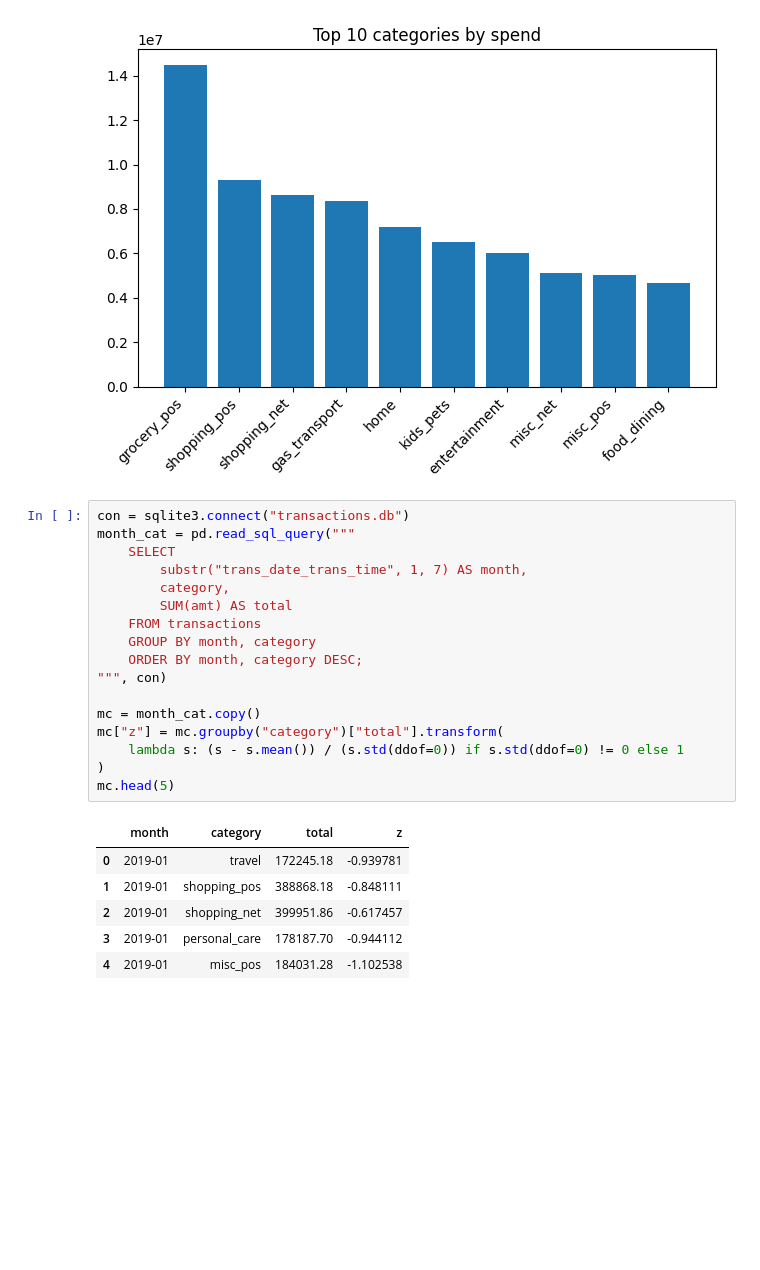
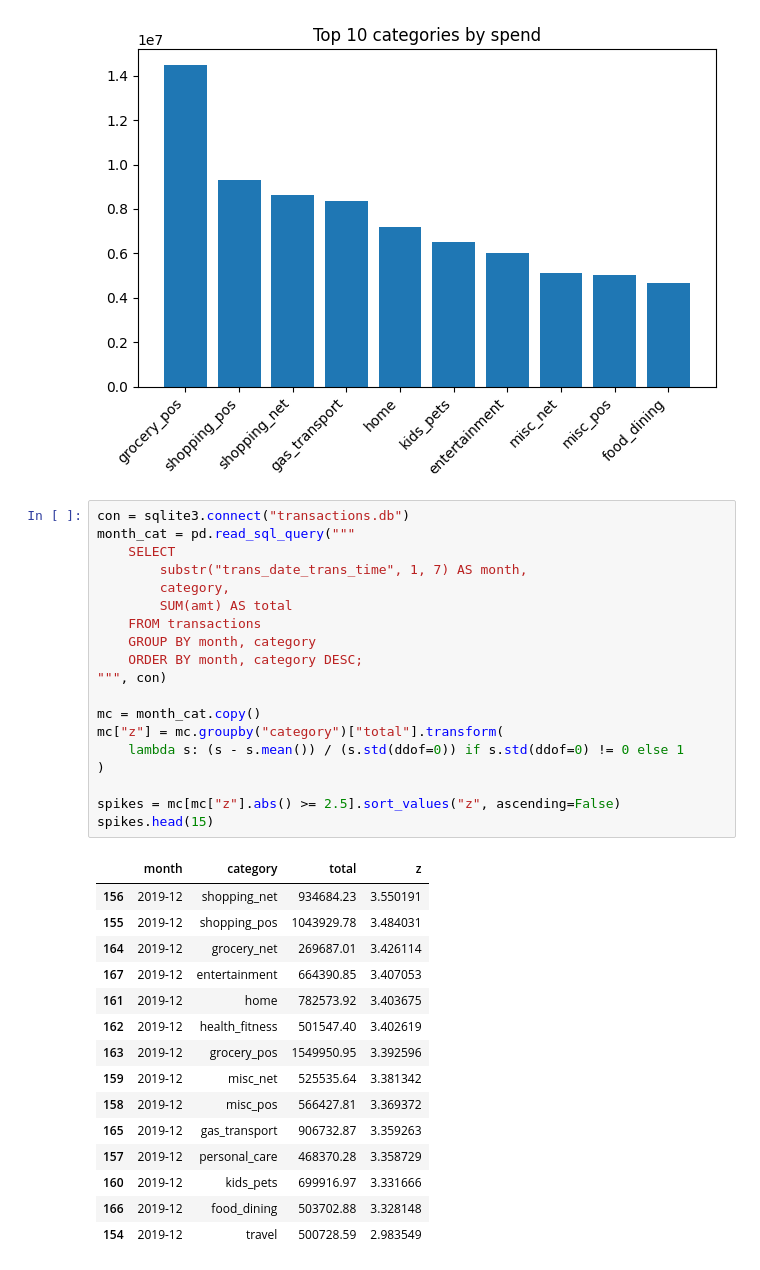
Before and after one commit to AleksandrRise/personal-spending-detective, a Jupyter notebook: app.ipynb, the cells around one changed output. Cells and saved outputs as stored; diff of their text form; blank space fills up the shorter version.

```diff
--- a/app.ipynb
+++ b/app.ipynb
@@ -112,25 +112,36 @@ plt.show()
 # %%
 con = sqlite3.connect("transactions.db")
 month_cat = pd.read_sql_query("""
     SELECT
         substr("trans_date_trans_time", 1, 7) AS month,
         category,
         SUM(amt) AS total
     FROM transactions
     GROUP BY month, category
     ORDER BY month, category DESC;
 """, con)
 
 mc = month_cat.copy()
 mc["z"] = mc.groupby("category")["total"].transform(
     lambda s: (s - s.mean()) / (s.std(ddof=0)) if s.std(ddof=0) != 0 else 1
 )
-mc.head(5)
+
+spikes = mc[mc["z"].abs() >= 2.5].sort_values("z", ascending=False)
+spikes.head(15)
 # %% [output]
 |  | month | category | total | z |
-| 0 | 2019-01 | travel | 172245.18 | -0.939781 |
-| 1 | 2019-01 | shopping_pos | 388868.18 | -0.848111 |
-| 2 | 2019-01 | shopping_net | 399951.86 | -0.617457 |
-| 3 | 2019-01 | personal_care | 178187.70 | -0.944112 |
-| 4 | 2019-01 | misc_pos | 184031.28 | -1.102538 |
+| 156 | 2019-12 | shopping_net | 934684.23 | 3.550191 |
+| 155 | 2019-12 | shopping_pos | 1043929.78 | 3.484031 |
+| 164 | 2019-12 | grocery_net | 269687.01 | 3.426114 |
+| 167 | 2019-12 | entertainment | 664390.85 | 3.407053 |
+| 161 | 2019-12 | home | 782573.92 | 3.403675 |
+| 162 | 2019-12 | health_fitness | 501547.40 | 3.402619 |
+| 163 | 2019-12 | grocery_pos | 1549950.95 | 3.392596 |
+| 159 | 2019-12 | misc_net | 525535.64 | 3.381342 |
+| 158 | 2019-12 | misc_pos | 566427.81 | 3.369372 |
+| 165 | 2019-12 | gas_transport | 906732.87 | 3.359263 |
+| 157 | 2019-12 | personal_care | 468370.28 | 3.358729 |
+| 160 | 2019-12 | kids_pets | 699916.97 | 3.331666 |
+| 166 | 2019-12 | food_dining | 503702.88 | 3.328148 |
+| 154 | 2019-12 | travel | 500728.59 | 2.983549 |
 # %%
```
Also changed, not shown: parts of 1 cell of this notebook.
